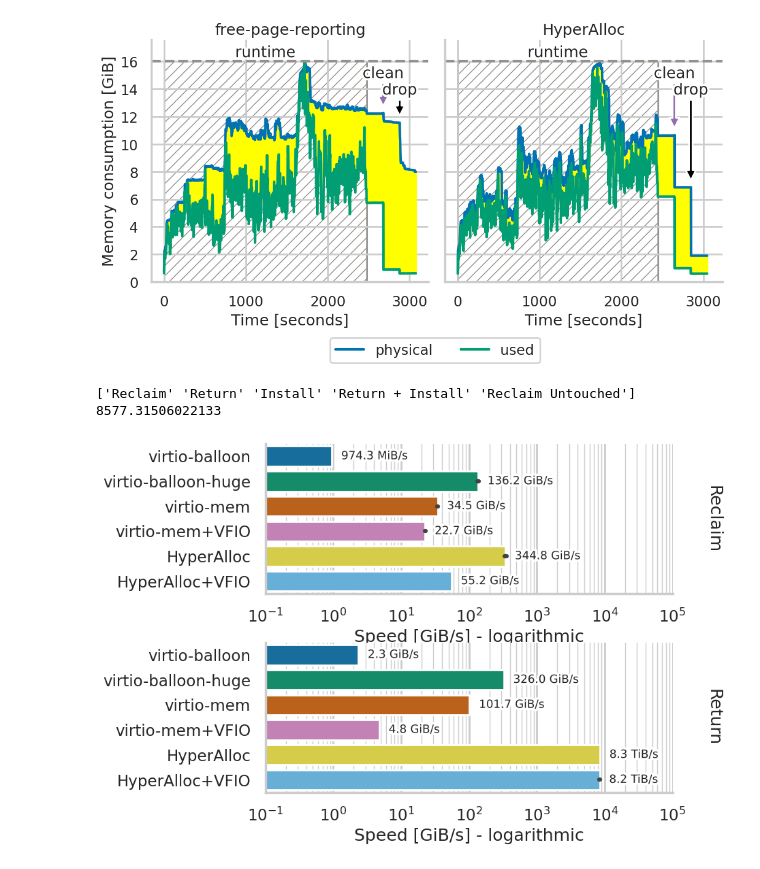
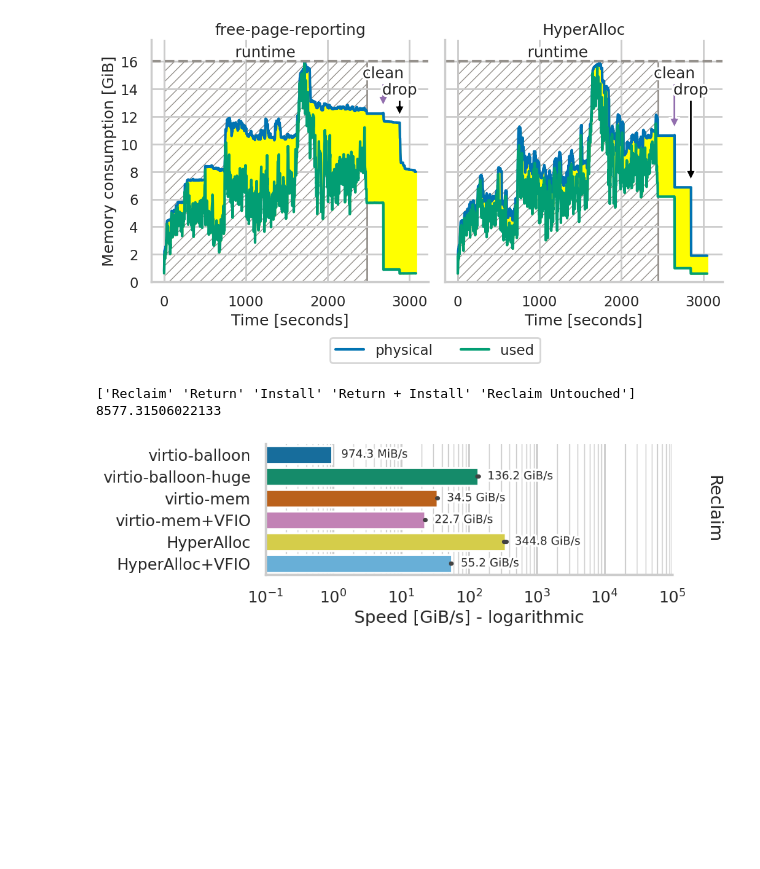
Before and after one commit to luhsra/hyperalloc-bench, a Jupyter notebook: talk.ipynb, the cells around one changed output. Drawn from its saved outputs; the diff is of its cells as text; code cells hidden in the pictures; blank space fills up the shorter version.

Commit message:
New plots for the talk

```diff
--- a/talk.ipynb
+++ b/talk.ipynb
@@ -312,38 +312,38 @@ print(pgd["op"].unique())
 print(pgd["time"].max())
 order = ["virtio-balloon","virtio-balloon-huge","virtio-mem","virtio-mem+VFIO","HyperAlloc","HyperAlloc+VFIO"]
 p = sns.FacetGrid(pgd, row="op", margin_titles=True,
-                  row_order=["Reclaim", "Return"],
-                  aspect=3, height=3.2, sharex=False)
+                  row_order=["Reclaim"],
+                  aspect=3, height=3.2, sharex=True)
 
 p.map_dataframe(sns.barplot, y="mode", hue="mode", hue_order=order,
                 palette="colorblind6", x="time", dodge=False)
 p.set(ylabel=None)
 
 def mem_fmt(x: float) -> str:
     x *= 1024**3
     sizes = ["TiB", "GiB", "MiB", "KiB"]
     for i, suffix in enumerate(sizes):
         mul = 1024 ** (len(sizes) - i)
         if x > mul: return f"{x/mul:.1f} {suffix}/s"
     return f"{x:.2} B/s"
 
 for key, ax in p.axes_dict.items():
     if key != "Return + Install":
         ax.set(xlim=(1e-1, 1e5))
         ax.set_xscale("log", base=10)
         ax.set(xlabel="Speed [GiB/s] - logarithmic")
     else:
         ax.set(xlim=(0, 6))
         ax.set(xlabel="Speed [GiB/s] - linear")
 
     ax.grid(True, which="minor", linewidth=1)
     for c in ax.containers:
         ax.bar_label(c, fmt=mem_fmt, fontsize=12, padding=10,
                      path_effects=[patheffects.withStroke(linewidth=5, foreground='white')])
 p.set_titles(row_template="{row_name}", xytext=(1.08, 0.5))
 p.figure.savefig("inflate/talk-inflate.pdf", bbox_inches="tight")
 p.figure.savefig("inflate/talk-inflate.svg", bbox_inches="tight")
 # %% [output]
 ['Reclaim' 'Return' 'Install' 'Return + Install' 'Reclaim Untouched']
 8577.31506022133
-[figure, old version]
+[figure, new version]
```
Also changed, not shown: 2 other files.
